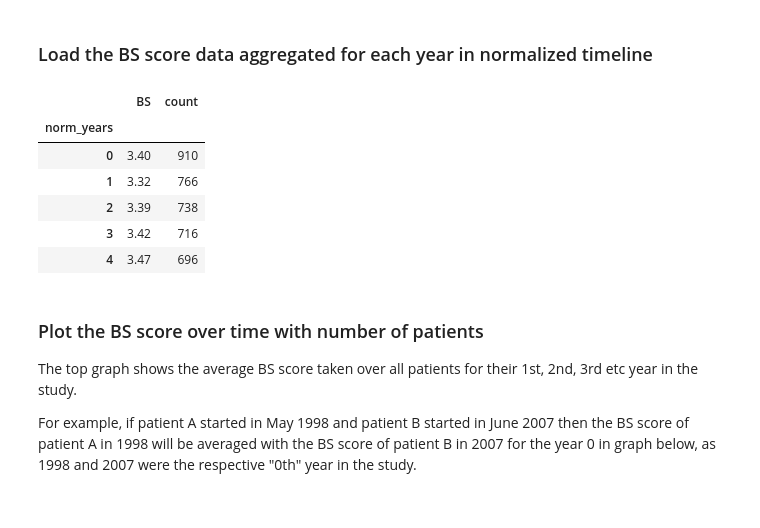
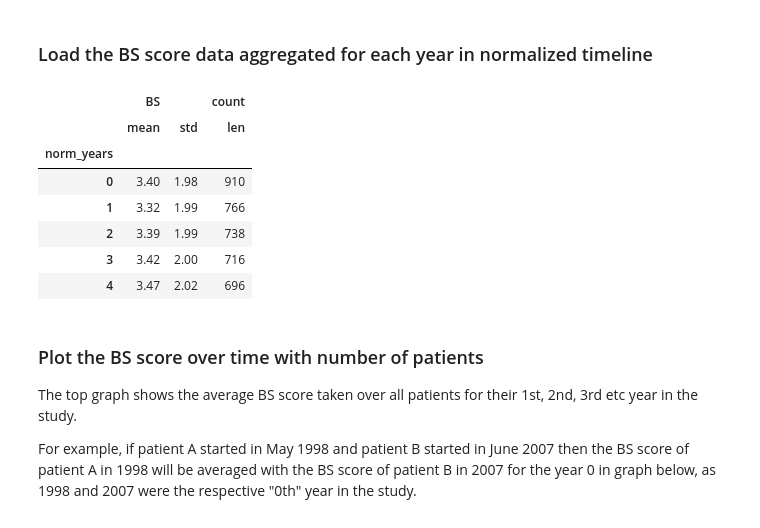
Before and after one commit to Rendiere/as-analysis, a Jupyter notebook: src/bs-over-time.ipynb, the cells around one changed output. Cells and saved outputs as stored; diff of their text form; code cells hidden in the pictures.

```diff
--- a/src/bs-over-time.ipynb
+++ b/src/bs-over-time.ipynb
@@ -26,16 +29,17 @@ normed_bs_df.head()
 # %% [markdown]
 ### Load the BS score data aggregated for each year in normalized timeline
 # %%
-avg_by_norm_year = pd.read_excel('../data/bs_normed_agg.xls', index_col=0)
-avg_by_norm_year.head()
+agg_bs_df = pd.read_excel('../data/bs_normed_agg.xls', index_col=0, header=[0,1])
+agg_bs_df.head()
 # %% [output]
-|  | BS | count |
-| norm_years |  |  |
-| 0 | 3.40 | 910 |
-| 1 | 3.32 | 766 |
-| 2 | 3.39 | 738 |
-| 3 | 3.42 | 716 |
-| 4 | 3.47 | 696 |
+|  | BS |  | count |
+|  | mean | std | len |
+| norm_years |  |  |  |
+| 0 | 3.40 | 1.98 | 910 |
+| 1 | 3.32 | 1.99 | 766 |
+| 2 | 3.39 | 1.99 | 738 |
+| 3 | 3.42 | 2.00 | 716 |
+| 4 | 3.47 | 2.02 | 696 |
 # %% [markdown]
 ### Plot the BS score over time with number of patients
 
```
Also changed, not shown: parts of 8 cells of this notebook, 2 other files.
